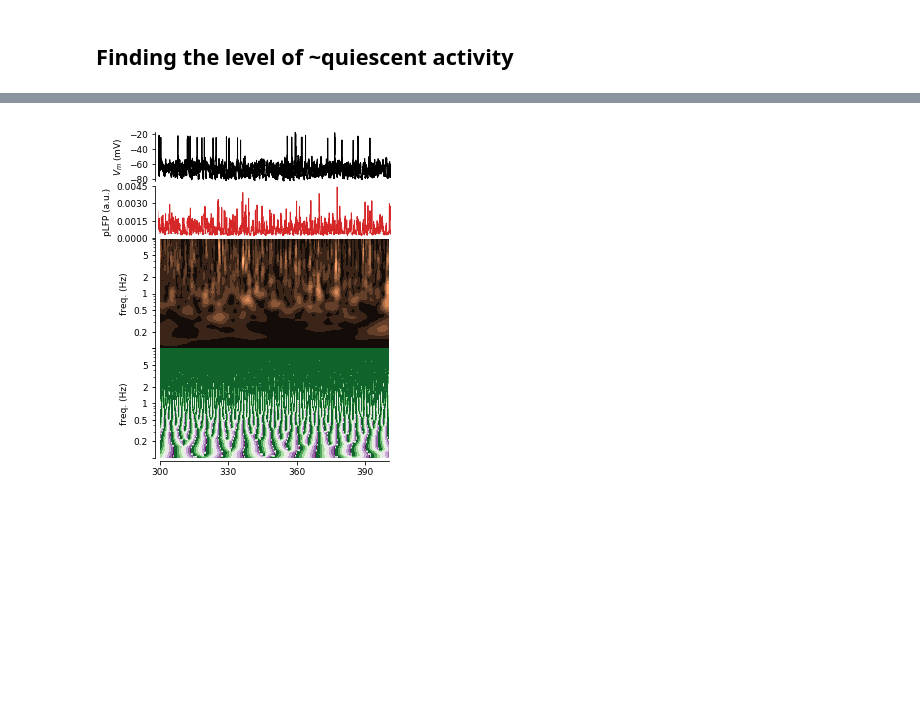
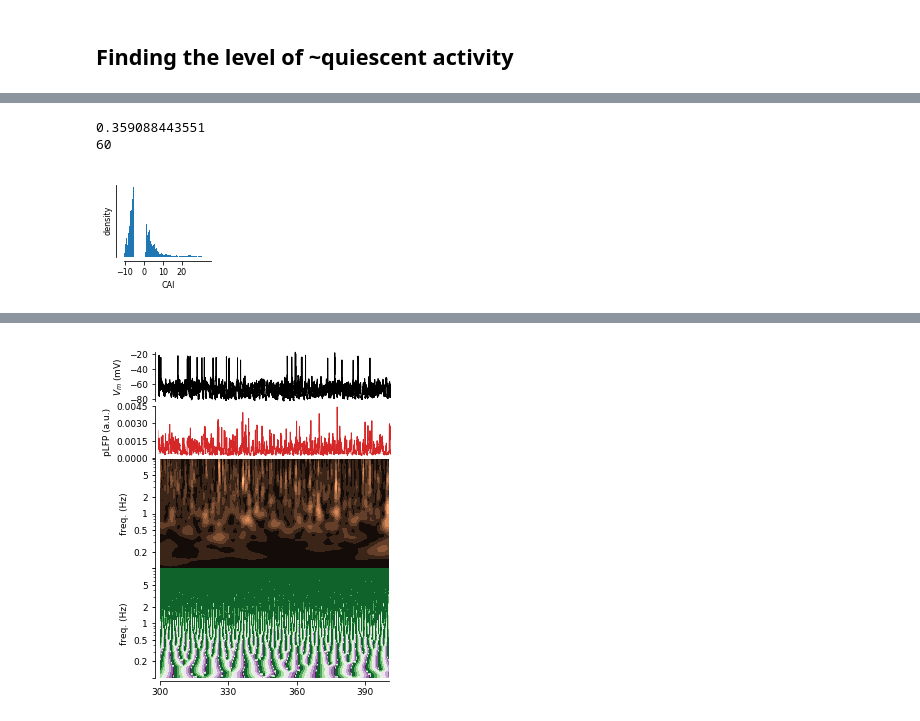
Before and after one commit to yzerlaut/NSI-paper, a Jupyter notebook: Notebook.ipynb, the cells around one changed output, grey strips where cells are left out. Saved outputs shown, nothing was run; the diff lists cells and outputs as text; code cells hidden in the pictures; blank space fills up the shorter version.

```diff
--- a/Notebook.ipynb
+++ b/Notebook.ipynb
@@ -613,0 +669,10 @@ put_list_of_figs_to_svg_fig([fig_full, fig_zoom],
+# %%
+compute_CAI(data_awake, threshold_factor=5.)
+fig_hist, ax = figure()
+ax.hist(data_awake['CAI'], bins=200, normed=True);
+set_plot(ax, ylabel='density', xlabel='CAI', xticks=-10+np.arange(4)*10, yticks=[])
+fig_hist.savefig(desktop+'hist.svg')
+# %% [output]
+0.359088443551
+60
+[figure, added]
```
Also changed, not shown: parts of 19 cells of this notebook.
